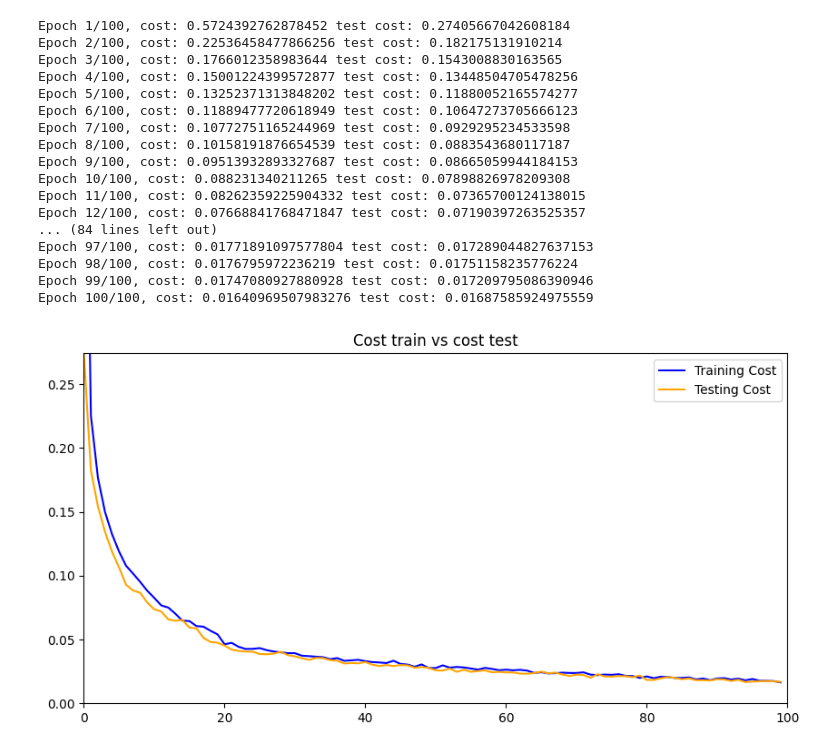
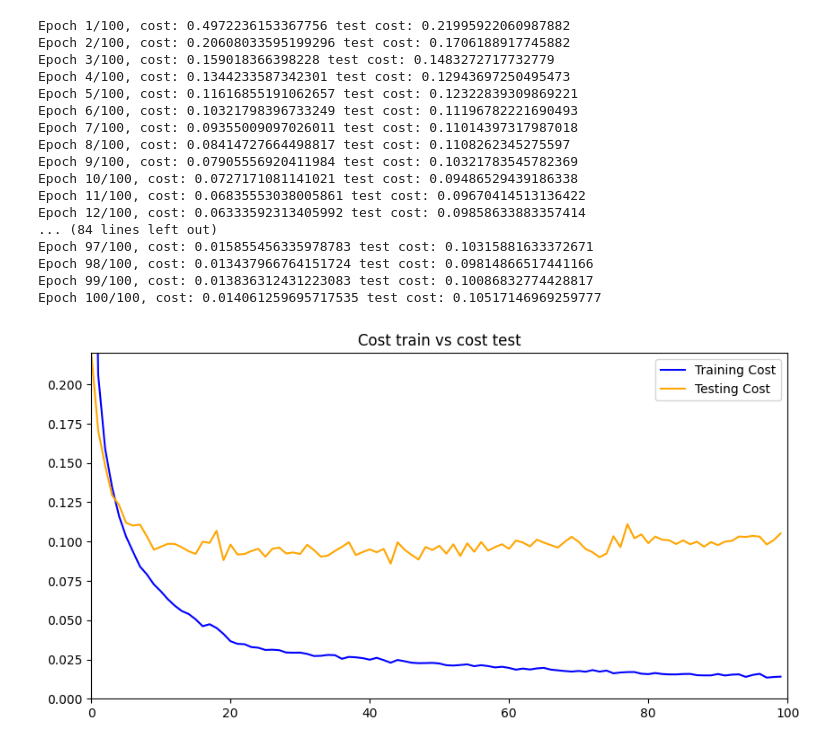
Before and after one commit to zkamper/neural-networks, a Jupyter notebook: assignment-3/mlp.ipynb, the cells around one changed output. Drawn from its saved outputs; the diff is of its cells as text; code cells hidden in the pictures.

```diff
--- a/assignment-3/mlp.ipynb
+++ b/assignment-3/mlp.ipynb
@@ -6,6 +6,8 @@ import time
 data = np.load('mnist_data.npz')
 train_X = data['train_X']
 train_Y = data['train_Y']
+test_X = data['test_X']
+test_Y = data['test_Y']
 
 def split_data(data, batch_size):
     return [data[i:i + batch_size] for i in range(0, len(data), batch_size)]
@@ -97,48 +99,48 @@ plt.figure(figsize=(10, 5))
 plt.xlim(0, EPOCHS)
 plt.title('Cost train vs cost test')
 
 
 start_time = time.time()
 
 for i in range(EPOCHS):
     if i == 20:
         ALPHA = 0.01
     np.random.shuffle(train_data)
     avg_cost = train(train_data)
-    avg_cost_test = test(train_X, train_Y)
+    avg_cost_test = test(test_X, test_Y)
     print(f'Epoch {i + 1}/{EPOCHS}, cost: {avg_cost} test cost: {avg_cost_test}')
 
     epochs.append(i)
     cost_train.append(avg_cost)
     cost_test.append(avg_cost_test)
 
 
 plt.plot(epochs, cost_train, label="Training Cost", color="blue")
 plt.plot(epochs, cost_test, label="Testing Cost", color="orange")
 plt.legend()
 plt.ylim(0, max(cost_test))
 plt.show()
 end_time = time.time()
 
 print(f'Training took {end_time - start_time} seconds')
 # Save the model
 np.savez('model.npz', w_1 = w_1, b_1 = b_1, w_2 = w_2, b_2 = b_2)
 # %% [output]
-Epoch 1/100, cost: 0.5724392762878452 test cost: 0.27405667042608184
-Epoch 2/100, cost: 0.22536458477866256 test cost: 0.182175131910214
-Epoch 3/100, cost: 0.1766012358983644 test cost: 0.1543008830163565
-Epoch 4/100, cost: 0.15001224399572877 test cost: 0.13448504705478256
-Epoch 5/100, cost: 0.13252371313848202 test cost: 0.11880052165574277
-Epoch 6/100, cost: 0.11889477720618949 test cost: 0.10647273705666123
-Epoch 7/100, cost: 0.10772751165244969 test cost: 0.0929295234533598
-Epoch 8/100, cost: 0.10158191876654539 test cost: 0.0883543680117187
-Epoch 9/100, cost: 0.09513932893327687 test cost: 0.08665059944184153
-Epoch 10/100, cost: 0.088231340211265 test cost: 0.07898826978209308
-Epoch 11/100, cost: 0.08262359225904332 test cost: 0.07365700124138015
-Epoch 12/100, cost: 0.07668841768471847 test cost: 0.07190397263525357
+Epoch 1/100, cost: 0.4972236153367756 test cost: 0.21995922060987882
+Epoch 2/100, cost: 0.20608033595199296 test cost: 0.1706188917745882
+Epoch 3/100, cost: 0.159018366398228 test cost: 0.1483272717732779
+Epoch 4/100, cost: 0.1344233587342301 test cost: 0.12943697250495473
+Epoch 5/100, cost: 0.11616855191062657 test cost: 0.12322839309869221
+Epoch 6/100, cost: 0.10321798396733249 test cost: 0.11196782221690493
+Epoch 7/100, cost: 0.09355009097026011 test cost: 0.11014397317987018
+Epoch 8/100, cost: 0.08414727664498817 test cost: 0.1108262345275597
+Epoch 9/100, cost: 0.07905556920411984 test cost: 0.10321783545782369
+Epoch 10/100, cost: 0.0727171081141021 test cost: 0.09486529439186338
+Epoch 11/100, cost: 0.06835553038005861 test cost: 0.09670414513136422
+Epoch 12/100, cost: 0.06333592313405992 test cost: 0.09858633883357414
 ... (84 lines left out)
-Epoch 97/100, cost: 0.01771891097577804 test cost: 0.017289044827637153
-Epoch 98/100, cost: 0.0176795972236219 test cost: 0.01751158235776224
-Epoch 99/100, cost: 0.01747080927880928 test cost: 0.017209795086390946
-Epoch 100/100, cost: 0.01640969507983276 test cost: 0.01687585924975559
+Epoch 97/100, cost: 0.015855456335978783 test cost: 0.10315881633372671
+Epoch 98/100, cost: 0.013437966764151724 test cost: 0.09814866517441166
+Epoch 99/100, cost: 0.013836312431223083 test cost: 0.10086832774428817
+Epoch 100/100, cost: 0.014061259695717535 test cost: 0.10517146969259777
-[figure, old version]
+[figure, new version]
```
Also changed, not shown: parts of 1 cell of this notebook, 1 other file.
